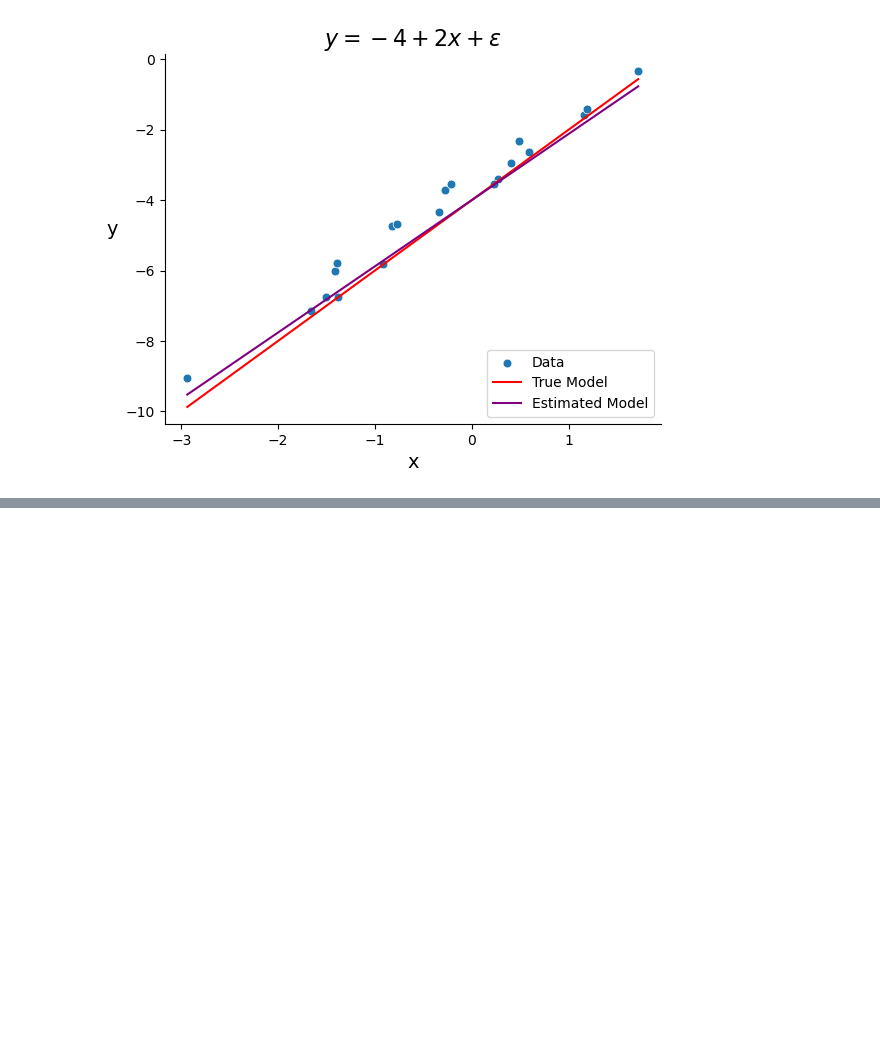
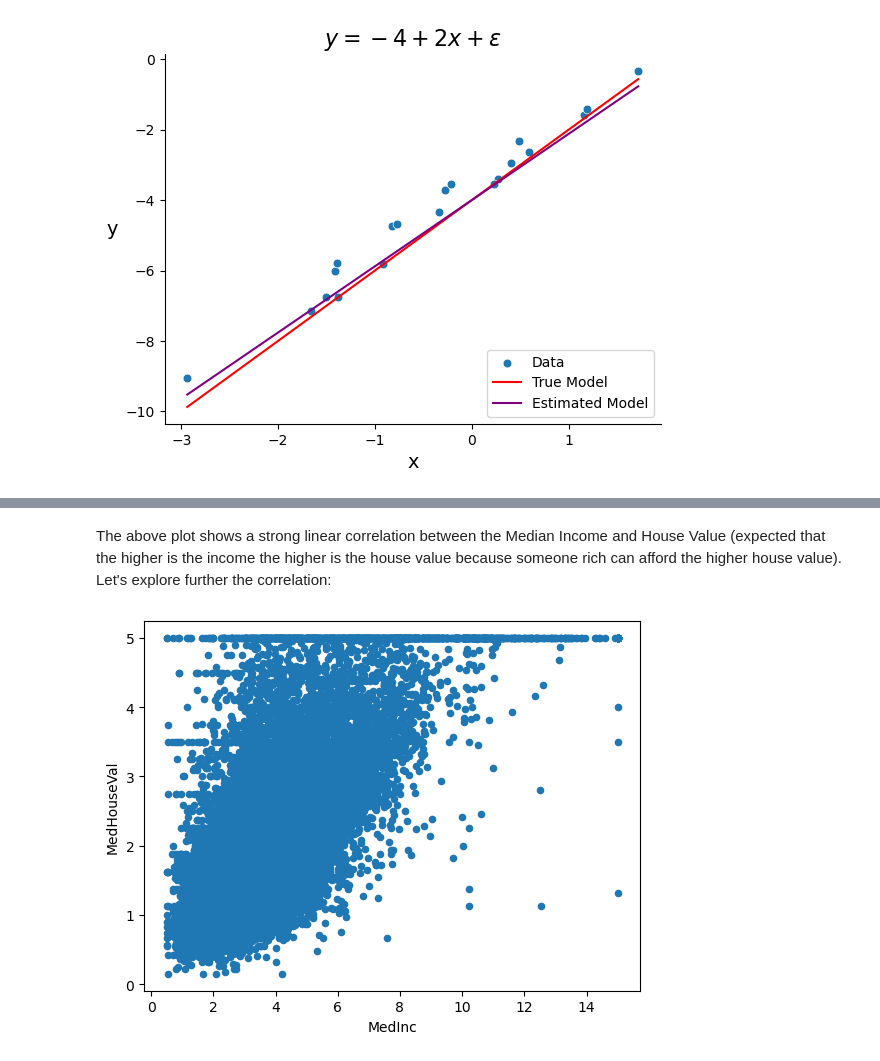
Before and after one commit to marcomarinodev/ml-basics, a Jupyter notebook: linear-regression.ipynb, the cells around one changed output, grey strips where cells are left out. Cells and saved outputs as stored; diff of their text form; code cells hidden in the pictures; blank space fills up the shorter version.

```diff
--- a/linear-regression.ipynb
+++ b/linear-regression.ipynb
@@ -64,0 +113,7 @@ sns.despine()
+# %% [markdown]
+The above plot shows a strong linear correlation between the Median Income and House Value (expected that the higher is the income the higher is the house value because someone rich can afford the higher house value). Let's explore further the correlation:
+# %%
+housing.frame.plot(kind="scatter", x="MedInc", y="MedHouseVal")
+plt.show()
+# %% [output]
+[figure, added]
```
Also changed, not shown: parts of 10 cells of this notebook, 2 other files.
